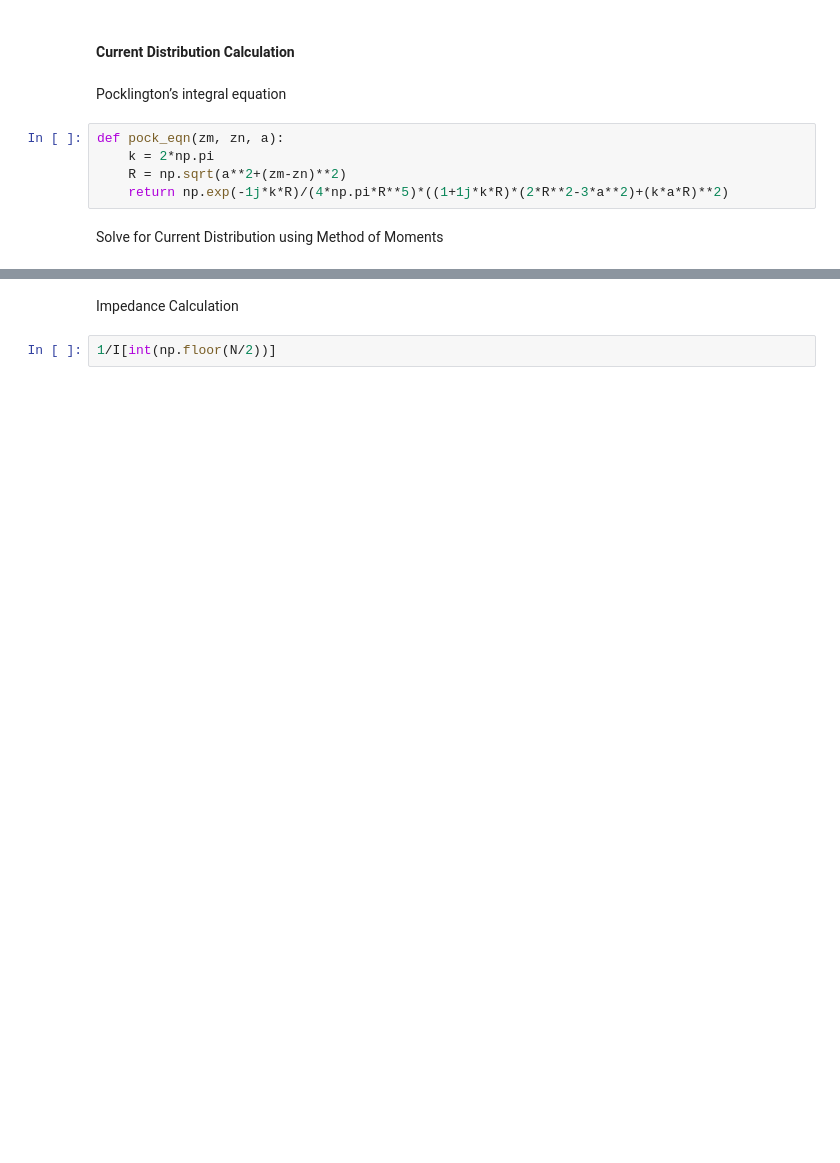
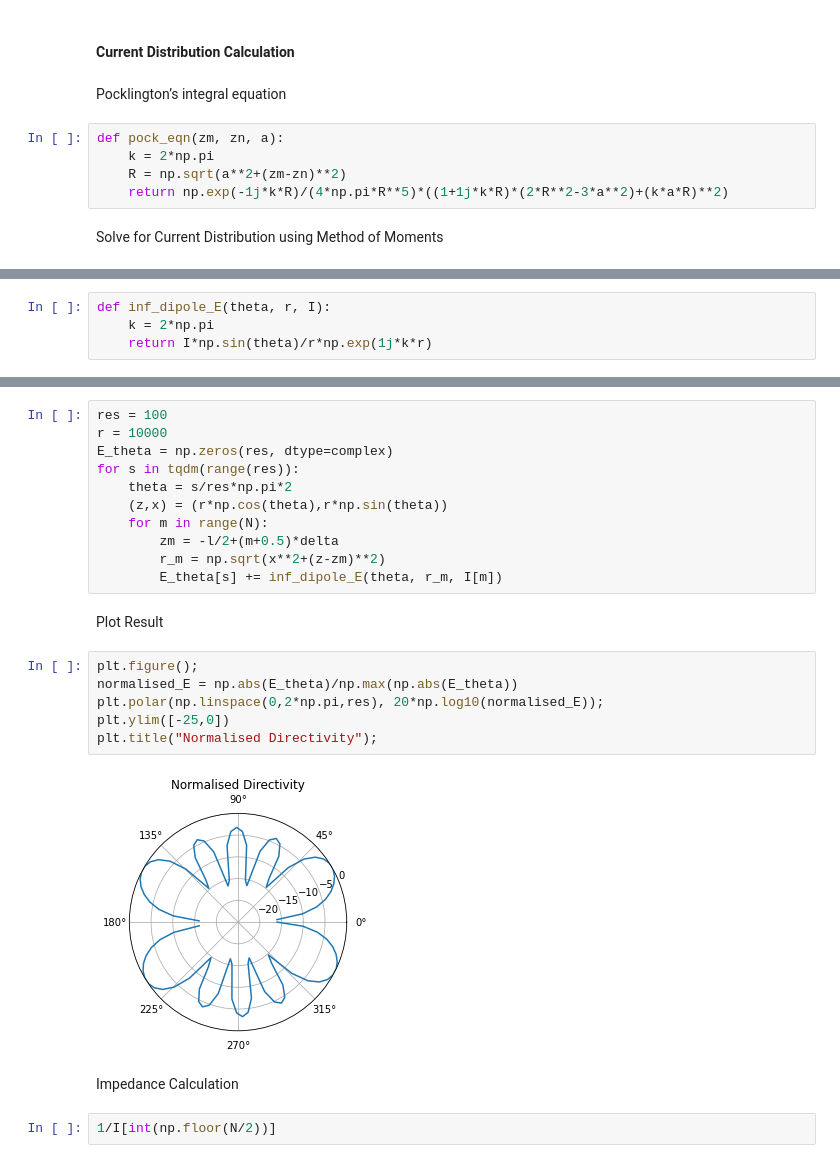
Before and after one commit to Jormit/Dipole-MoM-Simulator, a Jupyter notebook: MoM.ipynb, the cells around one changed output, grey strips where cells are left out. Drawn from its saved outputs; the diff is of its cells as text; blank space fills up the shorter version.

```diff
--- a/MoM.ipynb
+++ b/MoM.ipynb
@@ -48,0 +60,4 @@ Text(0, 0.5, 'Normalized Current Magnitude')
+# %%
+def inf_dipole_E(theta, r, I):
+    k = 2*np.pi
+    return I*np.sin(theta)/r*np.exp(1j*k*r)
@@ -49,3 +66,24 @@ Text(0, 0.5, 'Normalized Current Magnitude')
+# %%
+res = 100
+r = 10000
+E_theta = np.zeros(res, dtype=complex)
+for s in tqdm(range(res)):
+    theta = s/res*np.pi*2
+    (z,x) = (r*np.cos(theta),r*np.sin(theta))
+    for m in range(N):
+        zm = -l/2+(m+0.5)*delta
+        r_m = np.sqrt(x**2+(z-zm)**2)
+        E_theta[s] += inf_dipole_E(theta, r_m, I[m])
+# %% [markdown]
+Plot Result
+# %%
+plt.figure();
+normalised_E = np.abs(E_theta)/np.max(np.abs(E_theta))
+plt.polar(np.linspace(0,2*np.pi,res), 20*np.log10(normalised_E));
+plt.ylim([-25,0])
+plt.title("Normalised Directivity");
+# %% [output]
+[figure, added]
 # %% [markdown]
 Impedance Calculation
 # %%
```
Also changed, not shown: parts of 9 cells of this notebook.
